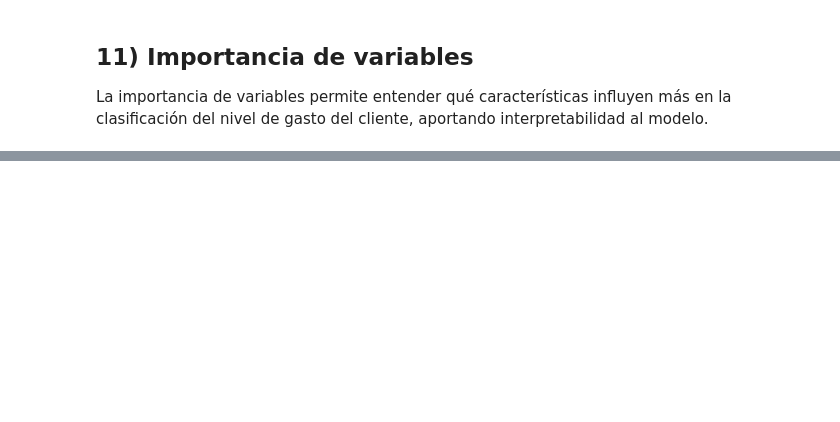
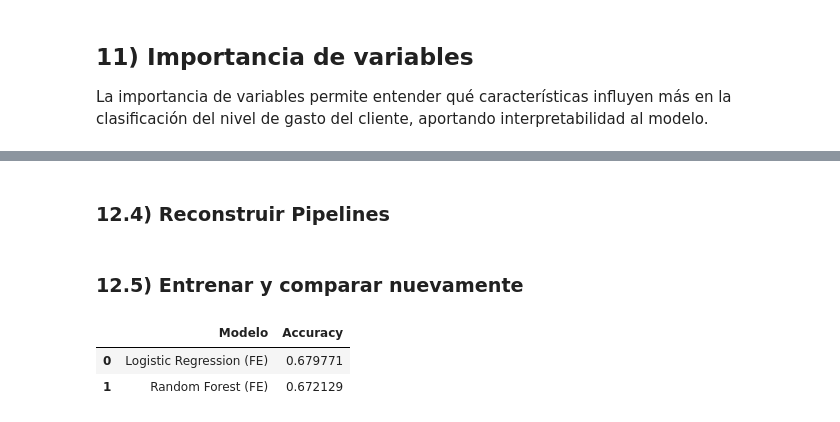
Before and after one commit to ssgm2911/Customer-Value-Prediction, a Jupyter notebook: notebooks/02_modelo_clasificacion.ipynb, the cells around one changed output, grey strips where cells are left out. Cells and saved outputs as stored; diff of their text form; code cells hidden in the pictures; blank space fills up the shorter version.

```diff
--- a/notebooks/02_modelo_clasificacion.ipynb
+++ b/notebooks/02_modelo_clasificacion.ipynb
@@ -279,0 +353,49 @@ KeyboardInterrupt:
+# %%
+# ColumnTransformer
+categorical_features = features.columns.tolist()
+
+preprocessor_fe = ColumnTransformer(
+    transformers=[
+        ('cat', OneHotEncoder(handle_unknown='ignore'), categorical_features)
+    ]
+)
+# %% [markdown]
+### 12.4) Reconstruir Pipelines
+# %%
+# Logistic Regression
+
+log_reg_pipeline_fe = Pipeline(steps=[
+    ('preprocessor', preprocessor_fe),
+    ('classifier', LogisticRegression(max_iter=1000))
+])
+# %%
+# Random Forest
+
+rf_pipeline_fe = Pipeline(steps=[
+    ('preprocessor', preprocessor_fe),
+    ('classifier', RandomForestClassifier(random_state=42))
+])
+# %% [markdown]
+### 12.5) Entrenar y comparar nuevamente
+# %%
+log_reg_pipeline_fe.fit(X_fe_train, y_fe_train)
+rf_pipeline_fe.fit(X_fe_train, y_fe_train)
+
+y_pred_log_fe = log_reg_pipeline_fe.predict(X_fe_test)
+y_pred_rf_fe = rf_pipeline_fe.predict(X_fe_test)
+# %%
+# Comparación de accuracy
+pd.DataFrame({
+    'Modelo': [
+        'Logistic Regression (FE)',
+        'Random Forest (FE)'
+    ],
+    'Accuracy': [
+        accuracy_score(y_test, y_pred_log_fe),
+        accuracy_score(y_test, y_pred_rf_fe)
+    ]
+})
+# %% [output]
+|  | Modelo | Accuracy |
+| 0 | Logistic Regression (FE) | 0.679771 |
+| 1 | Random Forest (FE) | 0.672129 |
```
Also changed, not shown: parts of 48 cells of this notebook, 1 other file.
